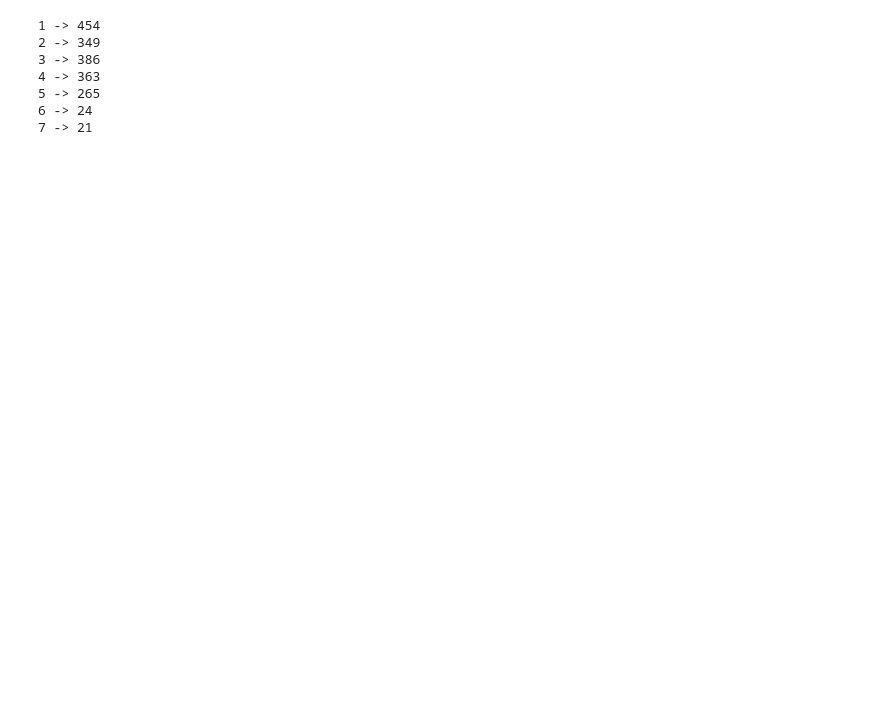
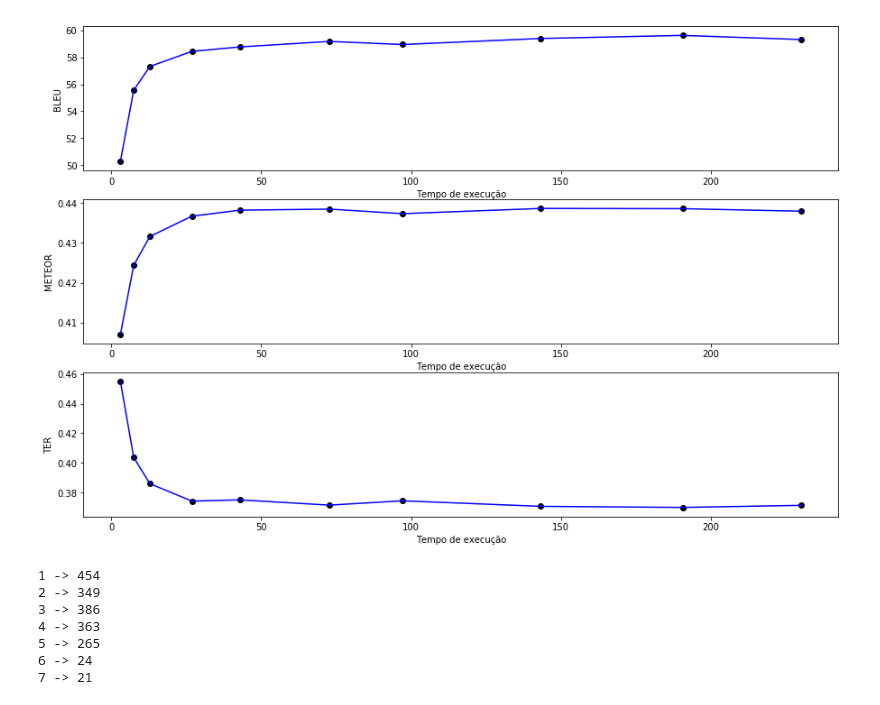
Before and after one commit to abevieiramota/masters, a Jupyter notebook: notebook/00 - Automatic evaluation.ipynb, the cells around one changed output. Cells and saved outputs as stored; diff of their text form; code cells hidden in the pictures; blank space fills up the shorter version.

```diff
--- a/notebook/00 - Automatic evaluation.ipynb
+++ b/notebook/00 - Automatic evaluation.ipynb
@@ -8,6 +8,9 @@ def pretty_print(df):
     return display( HTML( df.to_html().replace("\\n","<br>") ) )
 import glob
 os.sys.path.insert(0, '../evaluation')
+import re
+c = re.compile(r'^45335__(\d{1,2})')
+%matplotlib inline
 # %%
 models = [os.path.basename(p) for p in glob.glob(f'../data/models/test/*')]
 
@@ -26,3 +85,7 @@ for model in models:
     except FileNotFoundError:
         pass
 elapsed_time_df = pd.concat(elapsed_time_dfs)
+
+elapsed_time_df = pd.merge(elapsed_time_df, df.loc[(slice(None), 'old-cat', '[0, 1, 2]'), :].unstack().reset_index(level=[1, 2], drop=True), left_index=True, right_index=True)
+elapsed_time_df['n'] = [int(c.findall(nome)[0]) for nome in elapsed_time_df.index.tolist()]
+elapsed_time_df.sort_values('n', inplace=True)
@@ -126,3 +101,30 @@ https://pandas.pydata.org/pandas-docs/stable/user_guide/indexing.html#deprecate-
+# %%
+from matplotlib import pyplot as plt
+
+plt.figure(figsize=(15, 10))
+
+plt.subplot(311)
+plt.plot(elapsed_time_df.elapsed_time, elapsed_time_df[('value', 'bleu')], 'b')
+plt.scatter(elapsed_time_df.elapsed_time, elapsed_time_df[('value', 'bleu')], c='black')
+plt.ylabel('BLEU')
+plt.xlabel('Tempo de execução')
+
+plt.subplot(312)
+plt.plot(elapsed_time_df.elapsed_time, elapsed_time_df[('value', 'meteor')], 'b')
+plt.scatter(elapsed_time_df.elapsed_time, elapsed_time_df[('value', 'meteor')], c='black')
+plt.ylabel('METEOR')
+plt.xlabel('Tempo de execução')
+
+plt.subplot(313)
+plt.plot(elapsed_time_df.elapsed_time, elapsed_time_df[('value', 'ter')], 'b')
+plt.scatter(elapsed_time_df.elapsed_time, elapsed_time_df[('value', 'ter')], c='black')
+plt.ylabel('TER')
+plt.xlabel('Tempo de execução')
+
+
+plt.savefig('metricas_vs_tempo.png', dpi=500)
+# %% [output]
+[figure, added]
 # %%
 old_cat = !cat ../evaluation/subsets/test/old-cat.txt
 old_cat = [int(i) for i in old_cat]
```
Also changed, not shown: parts of 7 cells of this notebook, 1 other file.
